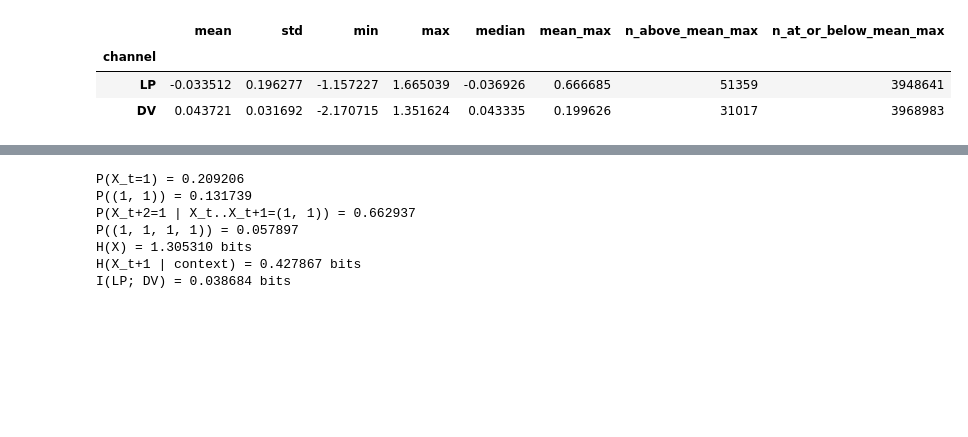
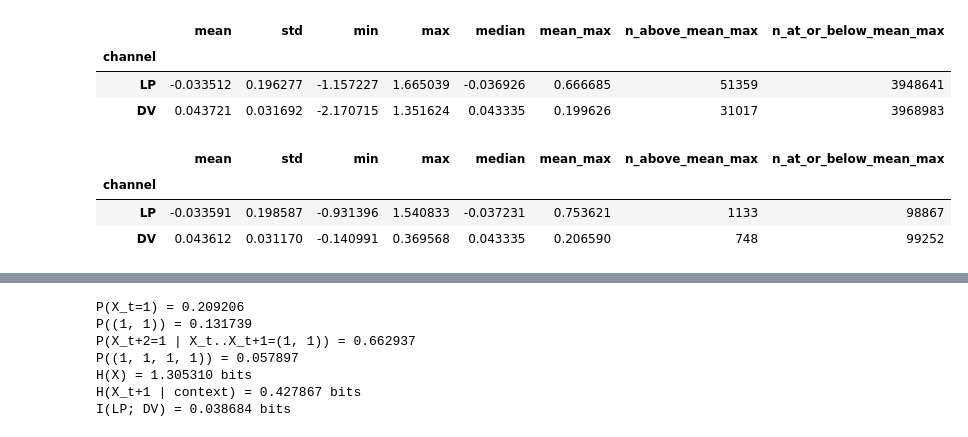
Before and after one commit to jjruedam/practicas_TI, a Jupyter notebook: Informe.ipynb, the cells around one changed output, grey strips where cells are left out. Saved outputs shown, nothing was run; the diff lists cells and outputs as text; code cells hidden in the pictures; blank space fills up the shorter version.

```diff
--- a/Informe.ipynb
+++ b/Informe.ipynb
@@ -14,3 +14,10 @@ test.describe()
 | channel |  |  |  |  |  |  |  |  |
 | LP | -0.033512 | 0.196277 | -1.157227 | 1.665039 | -0.036926 | 0.666685 | 51359 | 3948641 |
 | DV | 0.043721 | 0.031692 | -2.170715 | 1.351624 | 0.043335 | 0.199626 | 31017 | 3968983 |
+# %%
+test.describe_recording(24)
+# %% [output]
+|  | mean | std | min | max | median | mean_max | n_above_mean_max | n_at_or_below_mean_max |
+| channel |  |  |  |  |  |  |  |  |
+| LP | -0.033591 | 0.198587 | -0.931396 | 1.540833 | -0.037231 | 0.753621 | 1133 | 98867 |
+| DV | 0.043612 | 0.031170 | -0.140991 | 0.369568 | 0.043335 | 0.206590 | 748 | 99252 |
```
Also changed, not shown: parts of 2 cells of this notebook, 5 other files.
